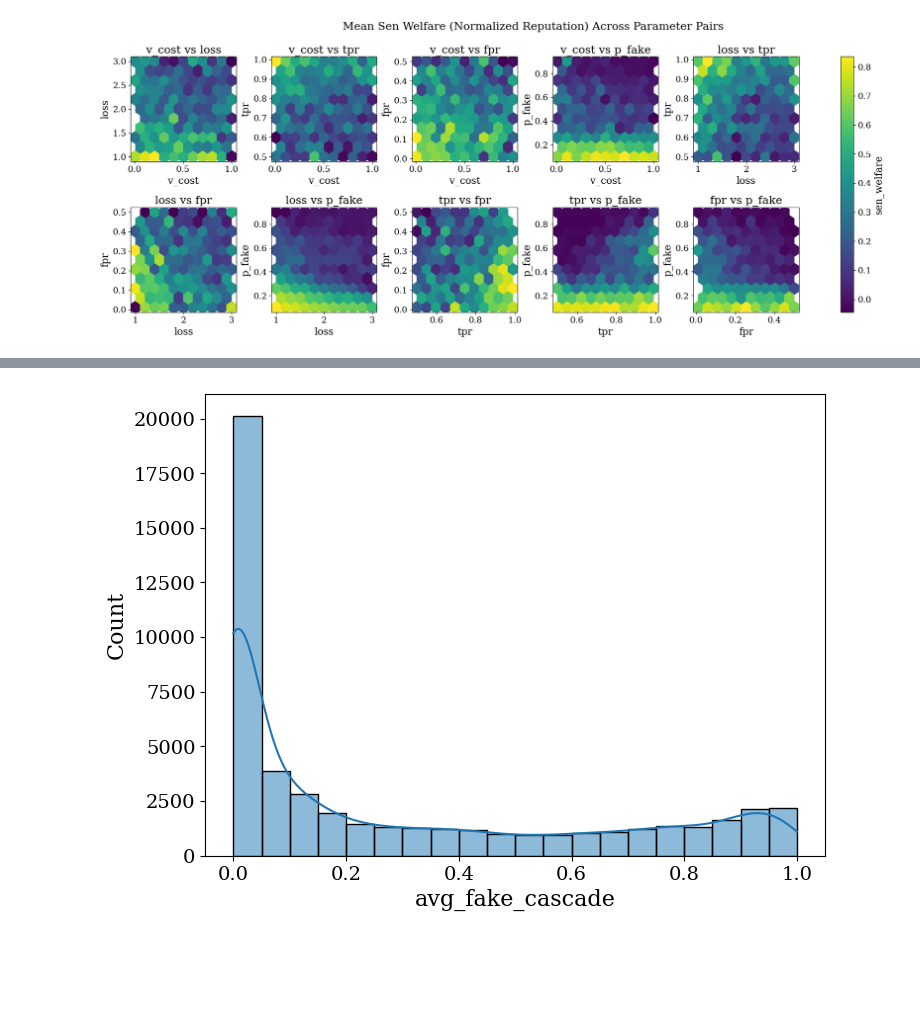
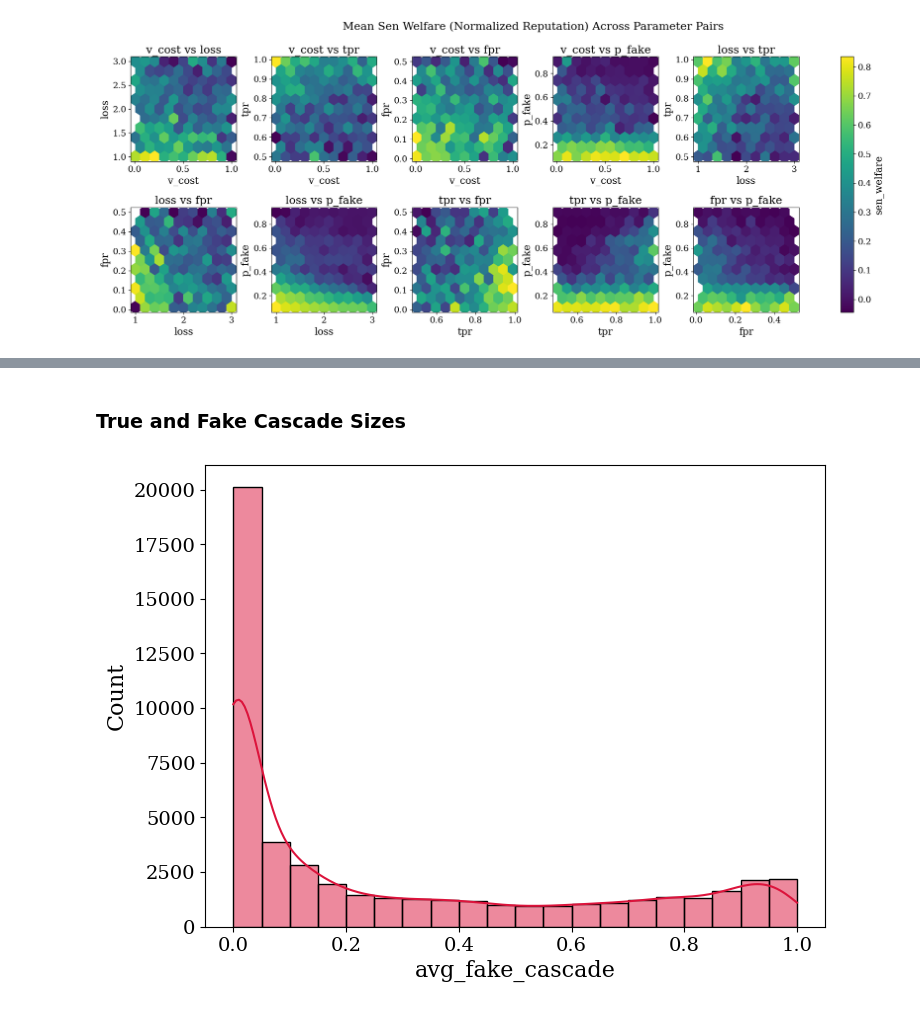
Before and after one commit to charlesaugdupont/deepfake-percolation, a Jupyter notebook: notebooks/analysis.ipynb, the cells around one changed output, grey strips where cells are left out. Cells and saved outputs as stored; diff of their text form; code cells hidden in the pictures; blank space fills up the shorter version.

Commit message:
more plots and analysis

```diff
--- a/notebooks/analysis.ipynb
+++ b/notebooks/analysis.ipynb
@@ -149,6 +201,8 @@ plot_hexbin_grid(
+# %% [markdown]
+### True and Fake Cascade Sizes
 # %%
-sns.histplot(sim_df["avg_fake_cascade"], bins=20, kde=True)
+sns.histplot(sim_df["avg_fake_cascade"], bins=20, kde=True, color="crimson")
 plt.show()
 # %% [output]
-[figure, old version]
+[figure, new version]
 # %%
```
Also changed, not shown: parts of 16 cells of this notebook.
